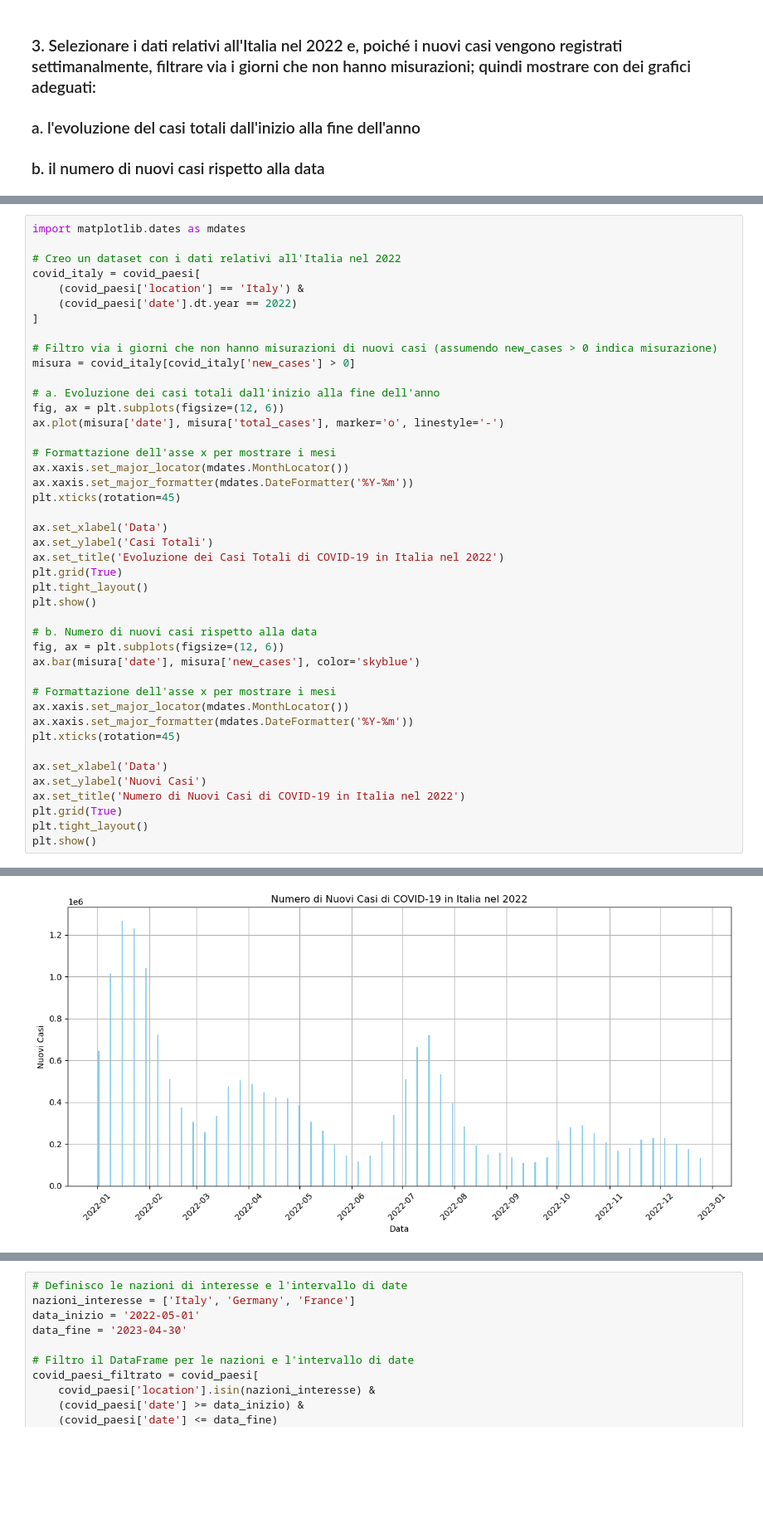
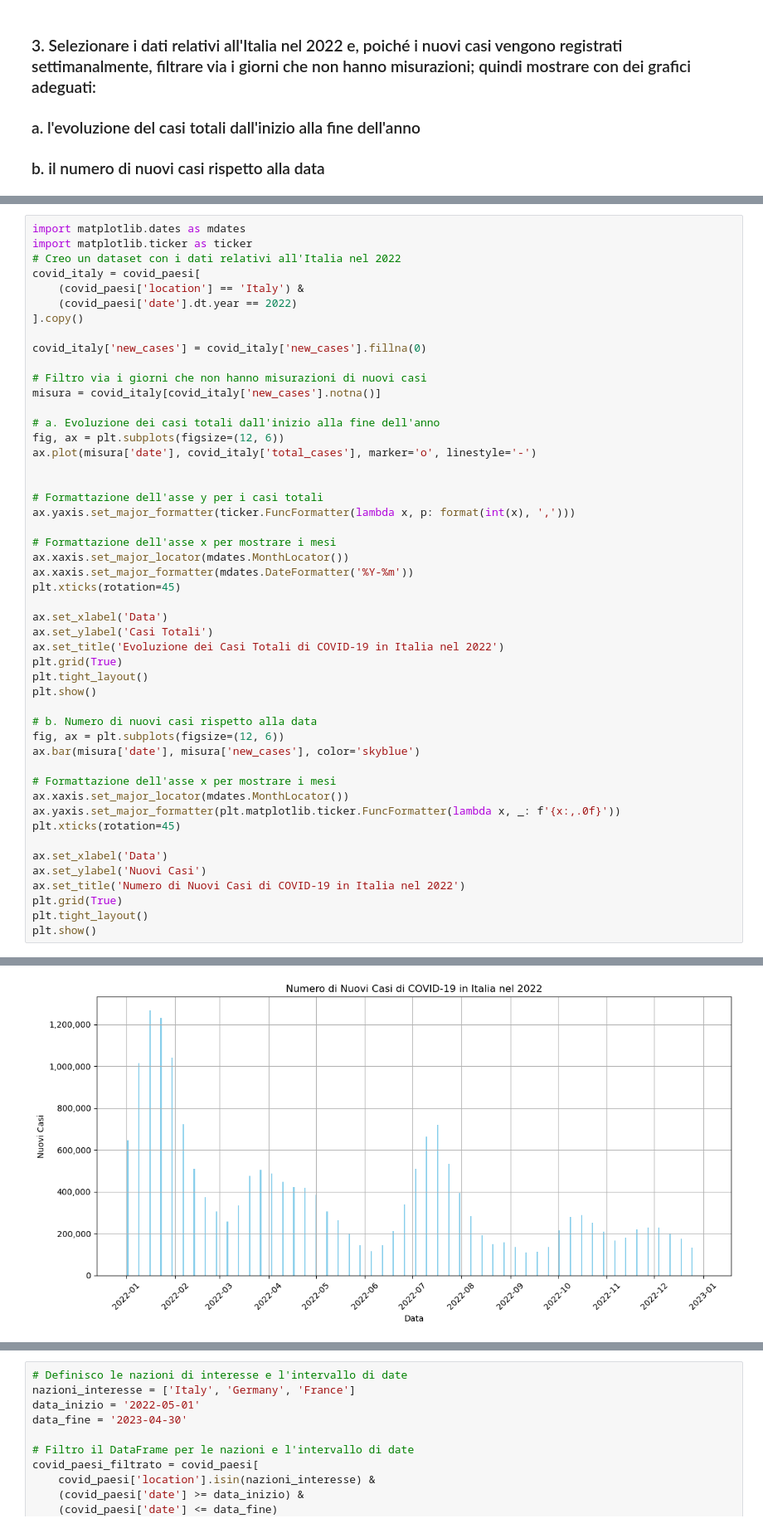
Before and after one commit to AlexBel1912/Python-esame-finale, a Jupyter notebook: Python Esame finale.ipynb, the cells around one changed output, grey strips where cells are left out. Shown: that part at 83% size. Saved outputs shown, nothing was run; the diff lists cells and outputs as text; blank space fills up the shorter version.

```diff
--- a/Python Esame finale.ipynb
+++ b/Python Esame finale.ipynb
@@ -622,18 +636,24 @@ plt.show()
 # %%
 import matplotlib.dates as mdates
-
+import matplotlib.ticker as ticker
 # Creo un dataset con i dati relativi all'Italia nel 2022
 covid_italy = covid_paesi[
     (covid_paesi['location'] == 'Italy') &
     (covid_paesi['date'].dt.year == 2022)
-]
+].copy()
 
-# Filtro via i giorni che non hanno misurazioni di nuovi casi (assumendo new_cases > 0 indica misurazione)
-misura = covid_italy[covid_italy['new_cases'] > 0]
+covid_italy['new_cases'] = covid_italy['new_cases'].fillna(0)
+
+# Filtro via i giorni che non hanno misurazioni di nuovi casi
+misura = covid_italy[covid_italy['new_cases'].notna()]
 
 # a. Evoluzione dei casi totali dall'inizio alla fine dell'anno
 fig, ax = plt.subplots(figsize=(12, 6))
-ax.plot(misura['date'], misura['total_cases'], marker='o', linestyle='-')
+ax.plot(misura['date'], covid_italy['total_cases'], marker='o', linestyle='-')
+
+
+# Formattazione dell'asse y per i casi totali
+ax.yaxis.set_major_formatter(ticker.FuncFormatter(lambda x, p: format(int(x), ',')))
 
 # Formattazione dell'asse x per mostrare i mesi
 ax.xaxis.set_major_locator(mdates.MonthLocator())
@@ -653,7 +673,7 @@ ax.bar(misura['date'], misura['new_cases'], color='skyblue')
 
 # Formattazione dell'asse x per mostrare i mesi
 ax.xaxis.set_major_locator(mdates.MonthLocator())
-ax.xaxis.set_major_formatter(mdates.DateFormatter('%Y-%m'))
+ax.yaxis.set_major_formatter(plt.matplotlib.ticker.FuncFormatter(lambda x, _: f'{x:,.0f}'))
 plt.xticks(rotation=45)
 
 ax.set_xlabel('Data')
@@ -667 +687 @@ plt.show()
-[figure, old version]
+[figure, new version]
```
Also changed, not shown: parts of 8 cells of this notebook.
